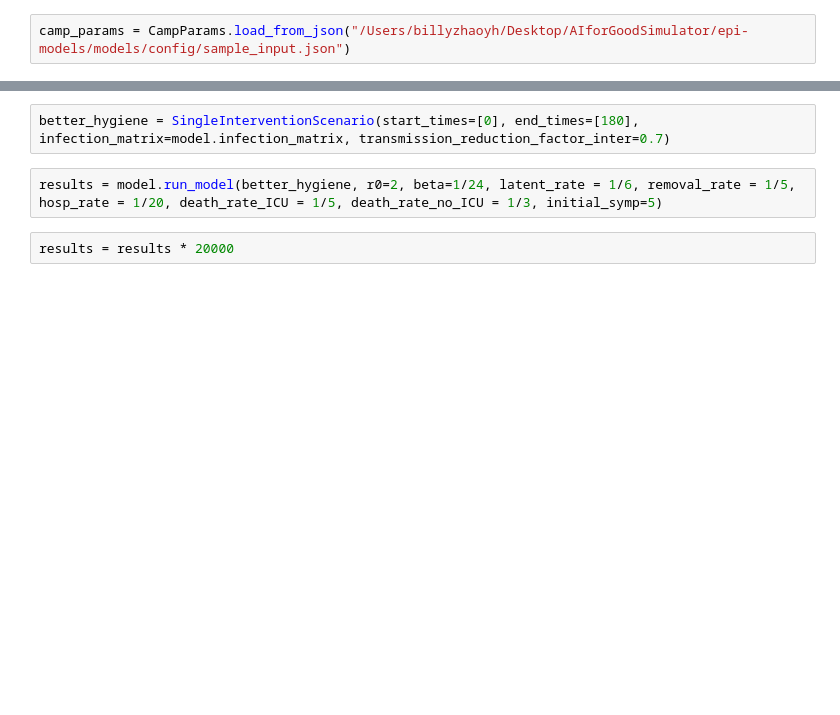
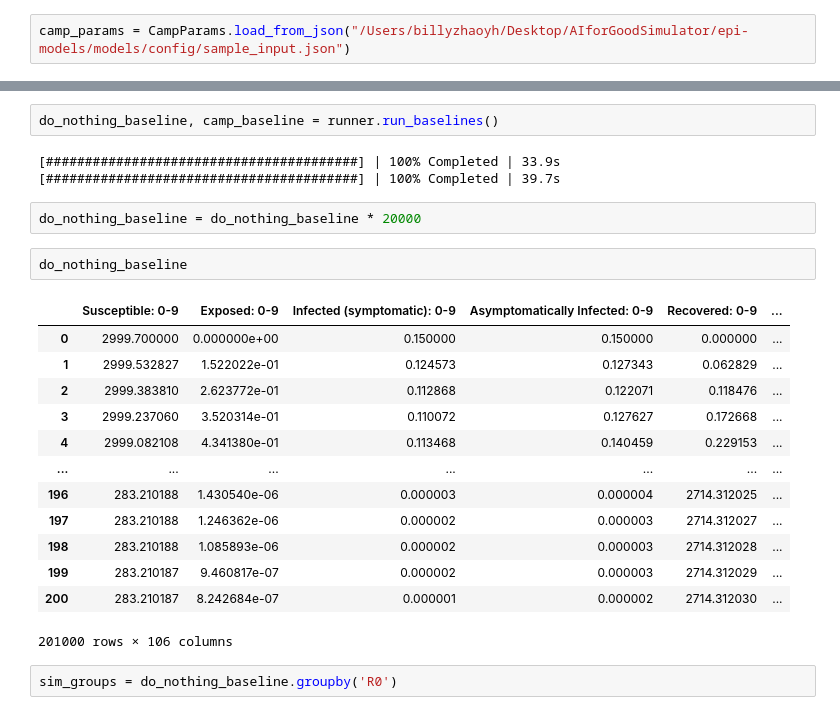
Before and after one commit to abbaasalif/epi-models, a Jupyter notebook: compartmental_model_demo.ipynb, the cells around one changed output, grey strips where cells are left out. Drawn from its saved outputs; the diff is of its cells as text; blank space fills up the shorter version.

Commit message:
update demo notebook and pending tests on all interventions

```diff
--- a/compartmental_model_demo.ipynb
+++ b/compartmental_model_demo.ipynb
@@ -9,6 +36,25 @@ assert model.infection_matrix.shape == (8, 8)
-# %%
-better_hygiene = SingleInterventionScenario(start_times=[0], end_times=[180], infection_matrix=model.infection_matrix, transmission_reduction_factor_inter=0.7)
-# %%
-results = model.run_model(better_hygiene, r0=2, beta=1/24, latent_rate = 1/6, removal_rate = 1/5, hosp_rate = 1/20, death_rate_ICU = 1/5, death_rate_no_ICU = 1/3, initial_symp=5)
-# %%
-results = results * 20000
+# %%
+do_nothing_baseline, camp_baseline = runner.run_baselines()
+# %% [output]
+[########################################] | 100% Completed | 33.9s
+[########################################] | 100% Completed | 39.7s
+# %%
+do_nothing_baseline = do_nothing_baseline * 20000
+# %%
+do_nothing_baseline
+# %% [output]
+|  | Susceptible: 0-9 | Exposed: 0-9 | Infected (symptomatic): 0-9 | Asymptomatically Infected: 0-9 | Recovered: 0-9 | ... |
+| 0 | 2999.700000 | 0.000000e+00 | 0.150000 | 0.150000 | 0.000000 | ... |
+| 1 | 2999.532827 | 1.522022e-01 | 0.124573 | 0.127343 | 0.062829 | ... |
+| 2 | 2999.383810 | 2.623772e-01 | 0.112868 | 0.122071 | 0.118476 | ... |
+| 3 | 2999.237060 | 3.520314e-01 | 0.110072 | 0.127627 | 0.172668 | ... |
+| 4 | 2999.082108 | 4.341380e-01 | 0.113468 | 0.140459 | 0.229153 | ... |
+| ... | ... | ... | ... | ... | ... | ... |
+| 196 | 283.210188 | 1.430540e-06 | 0.000003 | 0.000004 | 2714.312025 | ... |
+| 197 | 283.210188 | 1.246362e-06 | 0.000002 | 0.000003 | 2714.312027 | ... |
+| 198 | 283.210188 | 1.085893e-06 | 0.000002 | 0.000003 | 2714.312028 | ... |
+| 199 | 283.210187 | 9.460817e-07 | 0.000002 | 0.000003 | 2714.312029 | ... |
+| 200 | 283.210187 | 8.242684e-07 | 0.000001 | 0.000002 | 2714.312030 | ... |
+201000 rows × 106 columns
+# %%
+sim_groups = do_nothing_baseline.groupby('R0')
```
Also changed, not shown: parts of 21 cells of this notebook, 4 other files.
